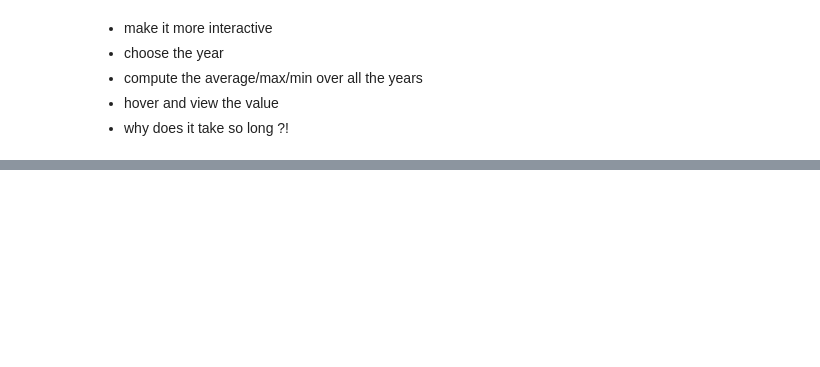
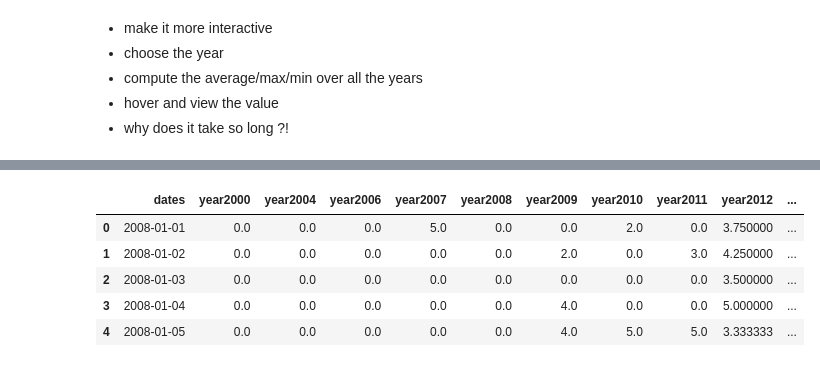
Before and after one commit to sourabhlal/ada2017, a Jupyter notebook: Project/exploration_AmazonInstantVideo-Copy1.ipynb, the cells around one changed output, grey strips where cells are left out. Cells and saved outputs as stored; diff of their text form; code cells hidden in the pictures; blank space fills up the shorter version.

```diff
--- a/Project/exploration_AmazonInstantVideo-Copy1.ipynb
+++ b/Project/exploration_AmazonInstantVideo-Copy1.ipynb
@@ -210,0 +214,27 @@ df
+# %%
+table=pd.DataFrame(pd.date_range('01-01-2008','31-12-2008'),columns=['dates'])
+table['dates']=list(map(lambda x:x.strftime('%m-%d'), table['dates']))
+# %%
+
+def variable_year (Y,variable,table):
+    data = df[df.year==Y].groupby('reviewTime').mean()
+    frequency=data[[variable]].copy()
+    frequency.columns=['year'+str(Y)]
+    frequency['dates']=list(map(lambda x:x.strftime('%m-%d'), frequency.index))
+    table=pd.merge(table,frequency,'outer')
+    table=table.fillna(0)
+    return table
+# %%
+Years = sorted(df.year.unique())
+for y in Years:
+    table=variable_year(y,'overall',table)
+#same comment as above for 2008
+table.dates=pd.to_datetime('2008-'+table.dates)
+table.head()
+# %% [output]
+|  | dates | year2000 | year2004 | year2006 | year2007 | year2008 | year2009 | year2010 | year2011 | year2012 | ... |
+| 0 | 2008-01-01 | 0.0 | 0.0 | 0.0 | 5.0 | 0.0 | 0.0 | 2.0 | 0.0 | 3.750000 | ... |
+| 1 | 2008-01-02 | 0.0 | 0.0 | 0.0 | 0.0 | 0.0 | 2.0 | 0.0 | 3.0 | 4.250000 | ... |
+| 2 | 2008-01-03 | 0.0 | 0.0 | 0.0 | 0.0 | 0.0 | 0.0 | 0.0 | 0.0 | 3.500000 | ... |
+| 3 | 2008-01-04 | 0.0 | 0.0 | 0.0 | 0.0 | 0.0 | 4.0 | 0.0 | 0.0 | 5.000000 | ... |
+| 4 | 2008-01-05 | 0.0 | 0.0 | 0.0 | 0.0 | 0.0 | 4.0 | 5.0 | 5.0 | 3.333333 | ... |
```
Also changed, not shown: parts of 30 cells of this notebook.
